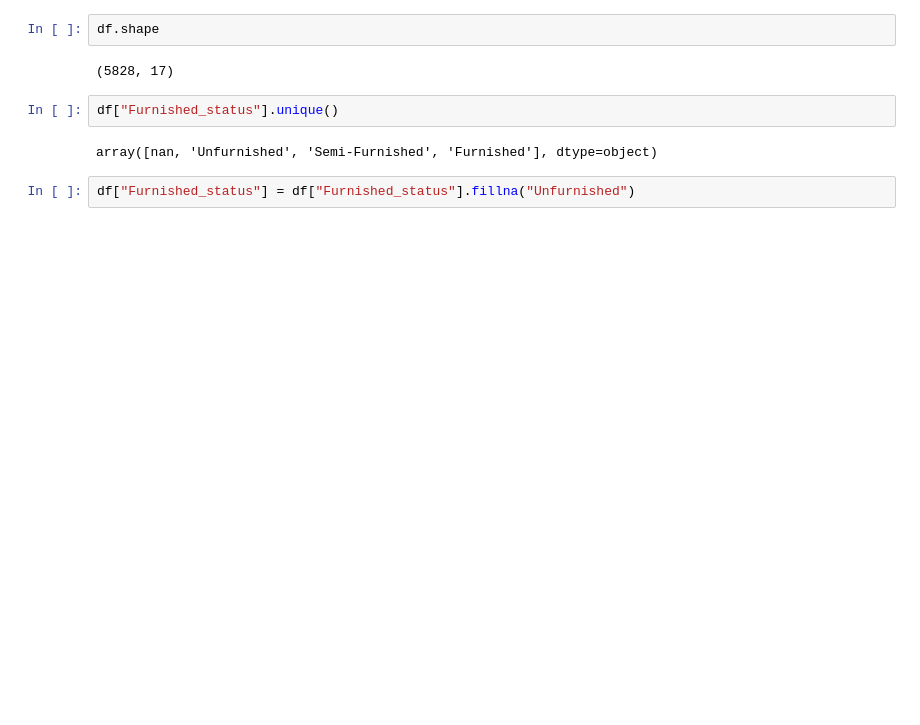
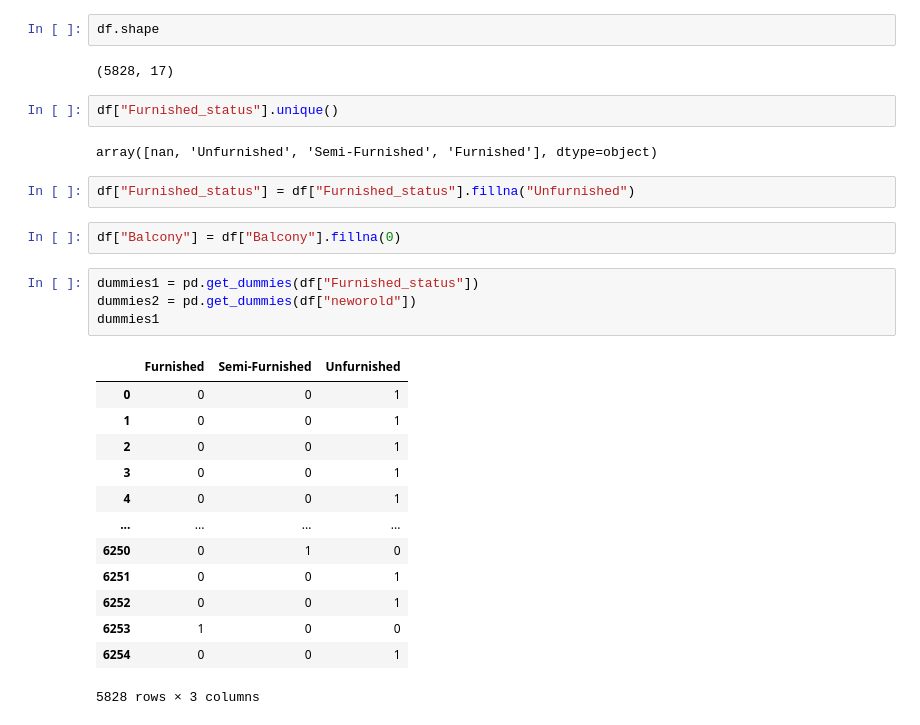
Before and after one commit to ashishyadav2/Java-Python, a Jupyter notebook: Python/Data Science/house_prediction.ipynb, the cells around one changed output. Cells and saved outputs as stored; diff of their text form; blank space fills up the shorter version.

```diff
--- a/Python/Data Science/house_prediction.ipynb
+++ b/Python/Data Science/house_prediction.ipynb
@@ -79,3 +73,23 @@ df["Furnished_status"].unique()
 array([nan, 'Unfurnished', 'Semi-Furnished', 'Furnished'], dtype=object)
 # %%
 df["Furnished_status"] = df["Furnished_status"].fillna("Unfurnished")
+# %%
+df["Balcony"] = df["Balcony"].fillna(0)
+# %%
+dummies1 = pd.get_dummies(df["Furnished_status"])
+dummies2 = pd.get_dummies(df["neworold"])
+dummies1
+# %% [output]
+|  | Furnished | Semi-Furnished | Unfurnished |
+| 0 | 0 | 0 | 1 |
+| 1 | 0 | 0 | 1 |
+| 2 | 0 | 0 | 1 |
+| 3 | 0 | 0 | 1 |
+| 4 | 0 | 0 | 1 |
+| ... | ... | ... | ... |
+| 6250 | 0 | 1 | 0 |
+| 6251 | 0 | 0 | 1 |
+| 6252 | 0 | 0 | 1 |
+| 6253 | 1 | 0 | 0 |
+| 6254 | 0 | 0 | 1 |
+5828 rows × 3 columns
```
Also changed, not shown: parts of 8 cells of this notebook, 3 other files.
